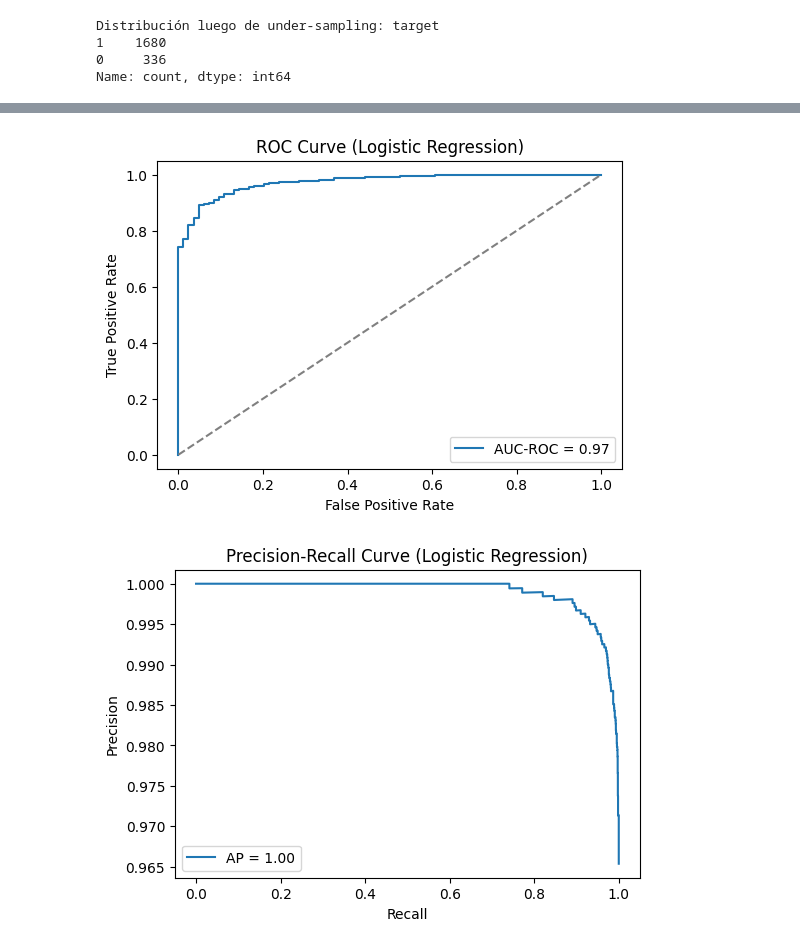
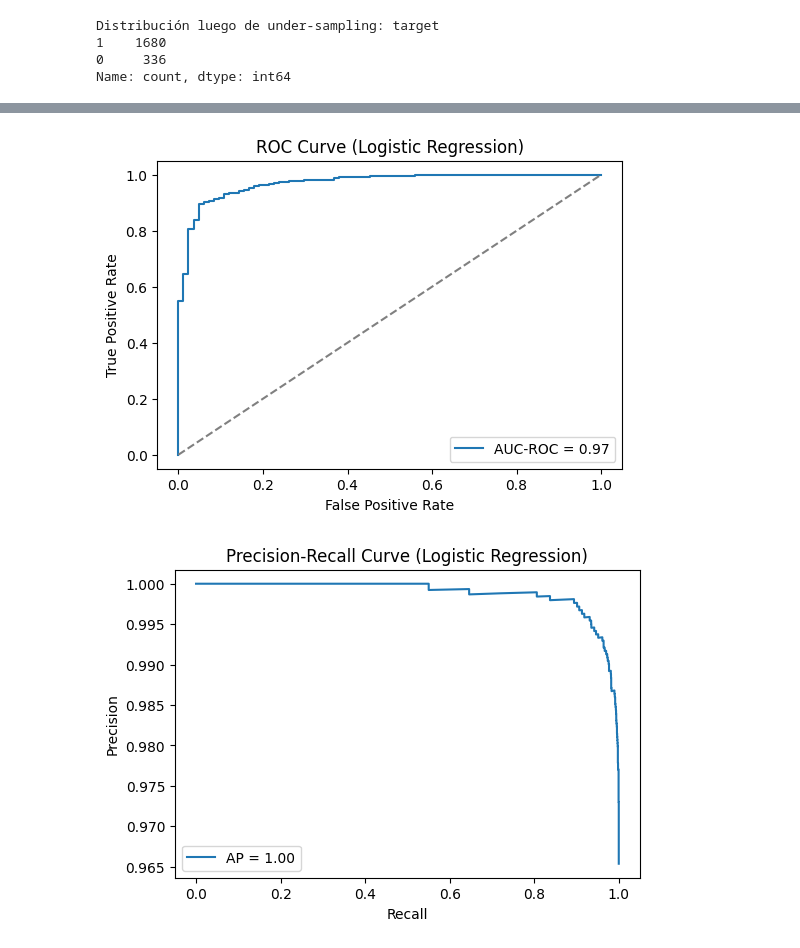
Before and after one commit to jariel17/airbnb_reviews_analysis, a Jupyter notebook: airbnb_part2.ipynb, the cells around one changed output, grey strips where cells are left out. Drawn from its saved outputs; the diff is of its cells as text; code cells hidden in the pictures.

```diff
--- a/airbnb_part2.ipynb
+++ b/airbnb_part2.ipynb
@@ -234,6 +239,6 @@ df_ohe = pd.get_dummies(df_processed_list[cols_to_encode], drop_first=True, pref
 # Concatena el dataset procesado con el dataset del encoder, luego elimina las columnas originales
 df_encoded_list = pd.concat([df_processed_list, df_ohe], axis=1).drop(
     ['neighbourhood_cleansed','neighbourhood_top',
-     'room_type','property_type','property_type_top'],
+     'room_type','property_type','property_type_top', 'host_response_time'],
     axis=1
 )
@@ -362,8 +357,8 @@ Index(['id', 'name', 'description', 'host_is_superhost', 'host_response_time',
       dtype='object')
 # %%
 to_drop = [
+    "id",
     "listing_id",
-    "description",
     "target",
     "name"
 ]
@@ -436,12 +428,15 @@ scoring = {
 # %%
 pipe_lr = Pipeline([
     ('pre', preprocessor),
-    ('clf', LogisticRegression(max_iter=1000))
+    ('undersampler', RandomUnderSampler(random_state=42)),
+    ('clf', LogisticRegression(max_iter=1000, solver='liblinear'))
 ])
 
 param_grid_lr = {
+    'undersampler__sampling_strategy': [0.1, 0.2, 0.3],
     'clf__C': [0.01, 0.1, 1, 10],
-    'clf__class_weight': [None, 'balanced']
+    'clf__class_weight': ['balanced'],
+    'clf__penalty': ['l1', 'l2']
 }
 
 gs_lr = GridSearchCV(
@@ -454,5 +449,5 @@ gs_lr = GridSearchCV(
     verbose=1
 )
 
-gs_lr.fit(X_res, y_res)
+gs_lr.fit(X_train, y_train)
 # %% [output]
@@ -589,0 +519,25 @@ weighted avg       0.97      0.94      0.95      2426
+# %%
+print("\n" + "="*60)
+print("Logistic Regression")
+print("="*60)
+print("Mejores parámetros:\n", gs_lr.best_params_)
+
+best_lr = gs_lr.best_estimator_
+y_pred_lr = best_lr.predict(X_test)
+probs_lr = best_lr.predict_proba(X_test)[:,1]
+
+# Matriz de confusión
+cm = confusion_matrix(y_test, y_pred_lr)
+print("\nMatriz de Confusión:")
+print(f"{'':<15} {'Predicho Malo':<15} {'Predicho Bueno':<15}")
+print(f"{'Real Malo':<15} {cm[0,0]:<15} {cm[0,1]:<15}")
+print(f"{'Real Bueno':<15} {cm[1,0]:<15} {cm[1,1]:<15}")
+print()
+
+# Classification report
+print(classification_report(y_test, y_pred_lr, target_names=['Malo','Bueno']))
+
+# AUC-ROC y AUC-PR
+roc_auc = roc_auc_score(y_test, probs_lr)
+ap = average_precision_score(y_test, probs_lr)
+print(f"AUC-ROC: {roc_auc:.3f}, AUC-PR: {ap:.3f}")
@@ -590,6 +607,6 @@ weighted avg       0.97      0.94      0.95      2426
 # %%
 # 5) Curva ROC + AUC-ROC
-fpr, tpr, _ = roc_curve(y_test, y_proba_lr)
+fpr, tpr, _ = roc_curve(y_test, probs_lr)
 roc_auc = auc(fpr, tpr)
 plt.figure(figsize=(6,4))
 plt.plot(fpr, tpr, label=f"AUC-ROC = {roc_auc:.2f}")
@@ -600,20 +617,20 @@ plt.title("ROC Curve (Logistic Regression)")
 plt.legend()
 plt.show()
 # %% [output]
-[figure, old version]
+[figure, new version]
 # %%
 # 6) Curva Precision-Recall + AUC-PR
-precision, recall, _ = precision_recall_curve(y_test, y_proba_lr)
-ap = average_precision_score(y_test, y_proba_lr)
+precision, recall, _ = precision_recall_curve(y_test, probs_lr)
+ap = average_precision_score(y_test, probs_lr)
 plt.figure(figsize=(6,4))
 plt.plot(recall, precision, label=f"AP = {ap:.2f}")
 plt.xlabel("Recall")
 plt.ylabel("Precision")
 plt.title("Precision-Recall Curve (Logistic Regression)")
 plt.legend()
 plt.show()
 # %% [output]
-[figure, old version]
+[figure, new version]
 # %%
 # 1) Accede al preprocesador
 pre = gs_lr.best_estimator_.named_steps['pre']
```
Also changed, not shown: parts of 52 cells of this notebook, 3 other files.
